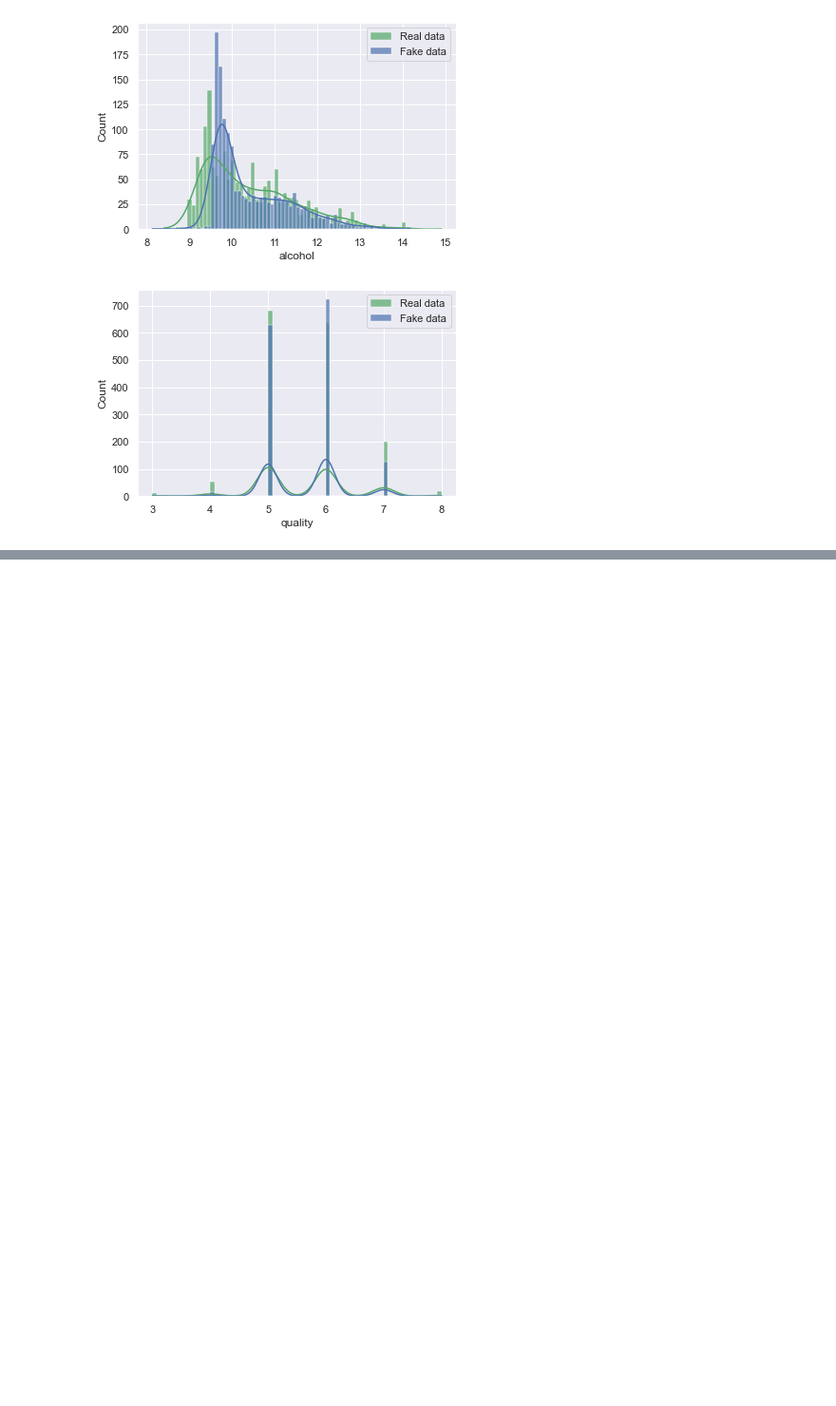
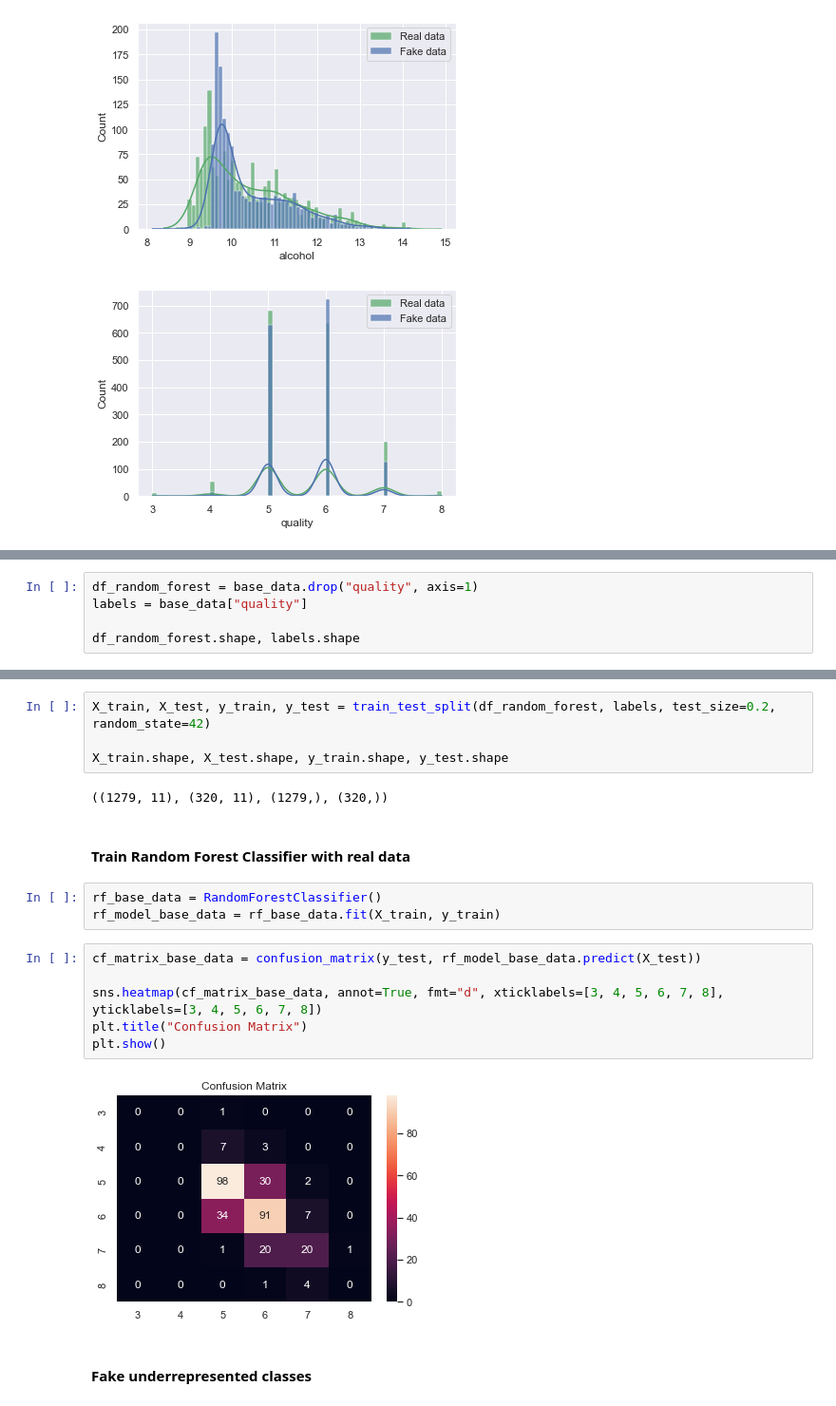
Before and after one commit to olihofmann/cas-aml, a Jupyter notebook: vae-tabular-data/vae.ipynb, the cells around one changed output, grey strips where cells are left out. Shown at 95% size. Cells and saved outputs as stored; diff of their text form; blank space fills up the shorter version.

```diff
--- a/vae-tabular-data/vae.ipynb
+++ b/vae-tabular-data/vae.ipynb
@@ -452,0 +463,5 @@ for column in base_data.columns:
+# %%
+df_random_forest = base_data.drop("quality", axis=1)
+labels = base_data["quality"]
+
+df_random_forest.shape, labels.shape
@@ -452,0 +489,21 @@ for column in base_data.columns:
+# %%
+X_train, X_test, y_train, y_test = train_test_split(df_random_forest, labels, test_size=0.2, random_state=42)
+
+X_train.shape, X_test.shape, y_train.shape, y_test.shape
+# %% [output]
+((1279, 11), (320, 11), (1279,), (320,))
+# %% [markdown]
+#### Train Random Forest Classifier with real data
+# %%
+rf_base_data = RandomForestClassifier()
+rf_model_base_data = rf_base_data.fit(X_train, y_train)
+# %%
+cf_matrix_base_data = confusion_matrix(y_test, rf_model_base_data.predict(X_test))
+
+sns.heatmap(cf_matrix_base_data, annot=True, fmt="d", xticklabels=[3, 4, 5, 6, 7, 8], yticklabels=[3, 4, 5, 6, 7, 8])
+plt.title("Confusion Matrix")
+plt.show()
+# %% [output]
+[figure, added]
+# %% [markdown]
+#### Fake underrepresented classes
```
Also changed, not shown: parts of 21 cells of this notebook.
